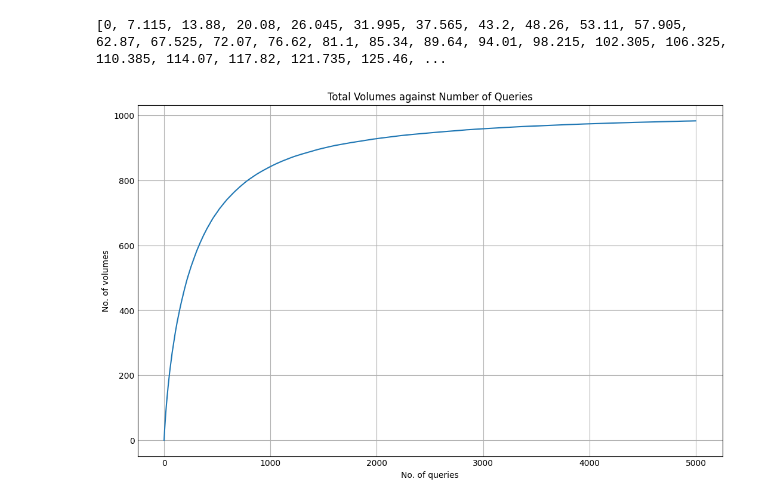
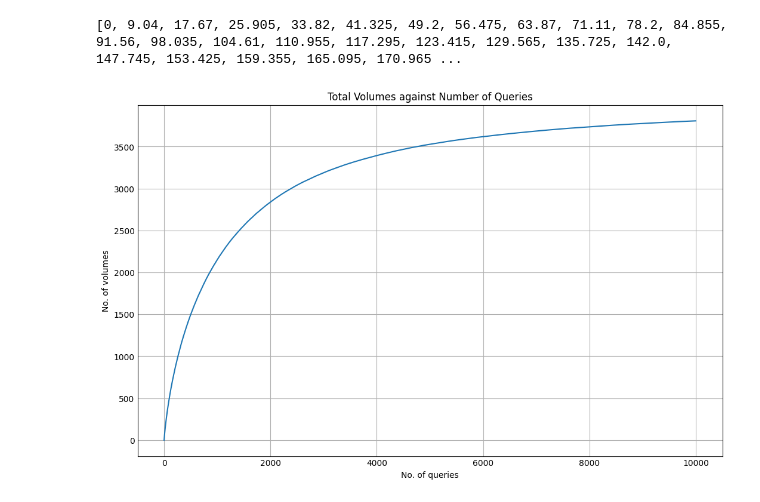
Before and after one commit to Clocksify/Benito-s-Bento-Boxes, a Jupyter notebook: Experiment Plan/Cover/LOGplotting(withReplacement).ipynb, the cells around one changed output. Drawn from its saved outputs; the diff is of its cells as text; code cells hidden in the pictures.

```diff
--- a/Experiment Plan/Cover/LOGplotting(withReplacement).ipynb
+++ b/Experiment Plan/Cover/LOGplotting(withReplacement).ipynb
@@ -3,7 +3,7 @@ import math
 import random
 import matplotlib.pyplot as plt
 
-RSEmax = 512
+RSEmax = 2048
 
 query_range_list = []
 for i in range (RSEmax):
@@ -39,7 +39,7 @@ def cover_log(start_int, end_int):
 
 max_volumes = int(RSEmax*2 - 1)
 no_of_runs = 200
-no_of_queries = 5000
+no_of_queries = 10000
 def log_query(no_of_runs,no_of_queries):
     arr = [0 for i in range(no_of_queries+1)]
     for h in range(no_of_runs):
@@ -51,33 +51,34 @@ def log_query(no_of_runs,no_of_queries):
             if len(vol_tracker) == max_volumes:
                 for i in range(max_volumes, no_of_queries):
                     arr[i+1] = max_volumes*no_of_runs
                 break
             if len(query_tracker) == int((RSEmax*(RSEmax + 1))/2):
                 break
             else:
                 query_tracker.append(query_asked)
                 (a,b) = query_asked
                 query_list = cover_log(a,b)
                 for i in query_list:
                     if i not in vol_tracker:
                         vol_tracker.append(i)
                         vol_sum +=1
                 arr[j+1] = arr[j+1] + vol_sum
 
     for i in range(no_of_queries):
         arr[i+1] = arr[i+1] /no_of_runs
-    print (arr)
     return(arr)
 
 arr = log_query(no_of_runs,no_of_queries)
+
+print (arr)
 
 plt.style.use('_mpl-gallery')
 plt.figure(figsize=(10,6))
 plt.plot(arr)
 plt.xlabel("No. of queries")
 plt.ylabel("No. of volumes")
 plt.title("Total Volumes against Number of Queries")
 plt.show()
 # %% [output]
-[0, 7.115, 13.88, 20.08, 26.045, 31.995, 37.565, 43.2, 48.26, 53.11, 57.905, 62.87, 67.525, 72.07, 76.62, 81.1, 85.34, 89.64, 94.01, 98.215, 102.305, 106.325, 110.385, 114.07, 117.82, 121.735, 125.46, ...
+[0, 9.04, 17.67, 25.905, 33.82, 41.325, 49.2, 56.475, 63.87, 71.11, 78.2, 84.855, 91.56, 98.035, 104.61, 110.955, 117.295, 123.415, 129.565, 135.725, 142.0, 147.745, 153.425, 159.355, 165.095, 170.965 ...
-[figure, old version]
+[figure, new version]
```
Also changed, not shown: 1 other file.
